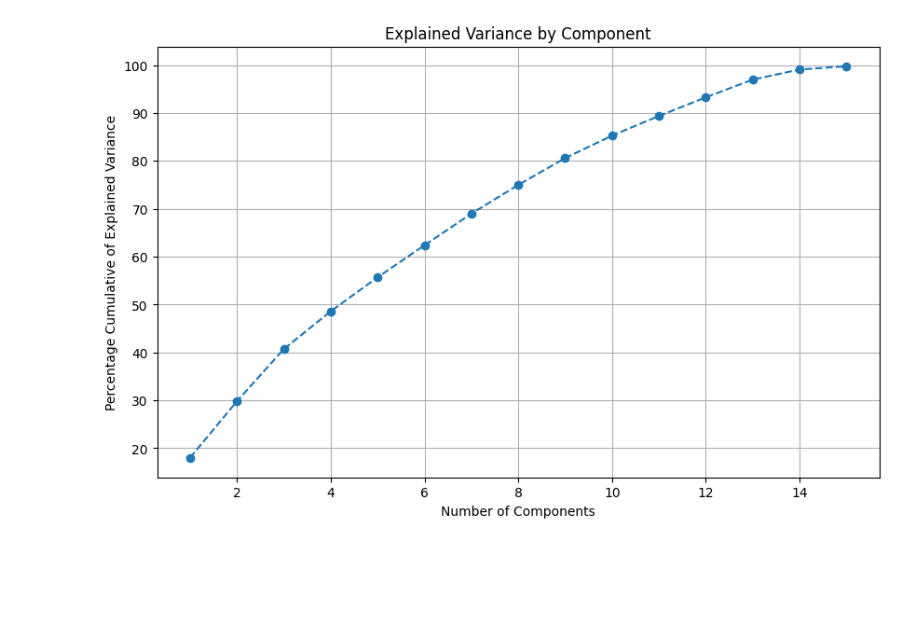
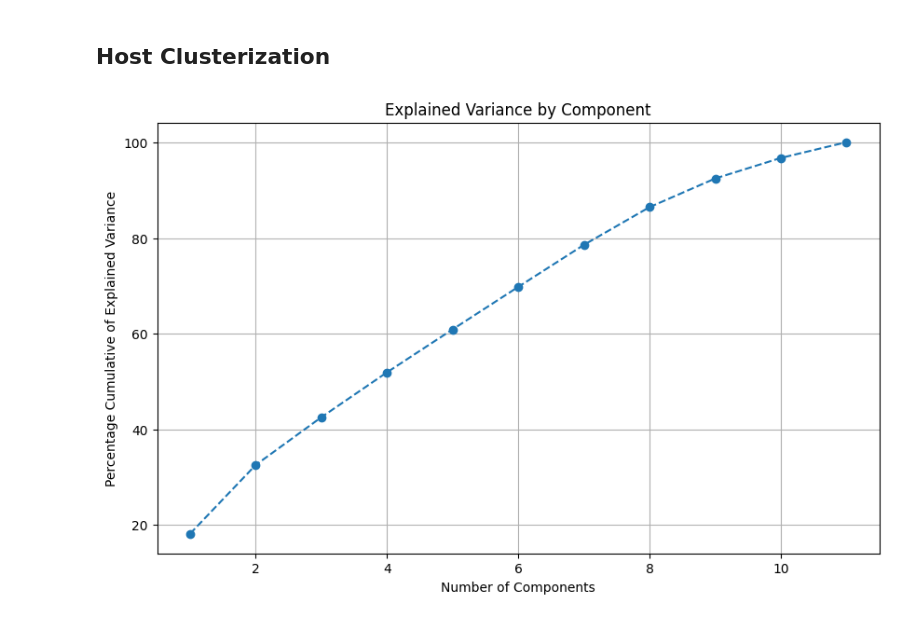
Before and after one commit to Pacholki/ML-2projekcik, a Jupyter notebook: km3/km3.ipynb, the cells around one changed output. Cells and saved outputs as stored; diff of their text form; code cells hidden in the pictures; blank space fills up the shorter version.

```diff
--- a/km3/km3.ipynb
+++ b/km3/km3.ipynb
@@ -16,26 +16,11 @@ import seaborn as sns
 importlib.reload(clustering)
 file_name = "data/dataset.csv"
 clusterator = clustering.Clusterator(file_name=file_name)
-# %%
-from sklearn.preprocessing import StandardScaler
-
-scaler = StandardScaler()
-data = clusterator.results_df
-num_cols = data.select_dtypes(include=[np.number]).columns
-data = scaler.fit_transform(data[num_cols])
-data = pd.DataFrame(data, columns=num_cols)
-data = data.drop(columns=["cluster"])
-pca = PCA()
-pca.fit(data)
-per_var = np.round(pca.explained_variance_ratio_*100, decimals = 1)
-
-plt.figure(figsize = (10,6))
-plt.plot(range(1, len(per_var)+1), per_var.cumsum(), marker = "o", linestyle = "--")
-plt.grid()
-plt.ylabel("Percentage Cumulative of Explained Variance")
-plt.xlabel("Number of Components")
-plt.title("Explained Variance by Component")
-plt.show()
-# %% [output]
-[figure, removed]
+# %% [markdown]
+## Host Clusterization
+# %%
+columns = ["price", "room_type", "minimum_nights", "number_of_reviews", "reviews_per_month", "calculated_host_listings_count", "availability_365", "rating", "popularity", "beds", "baths"]
+clusterator.plot_explainded_variance(columns)
+# %% [output]
+[figure, added]
 # %%
```
Also changed, not shown: parts of 2 cells of this notebook, 1 other file.
